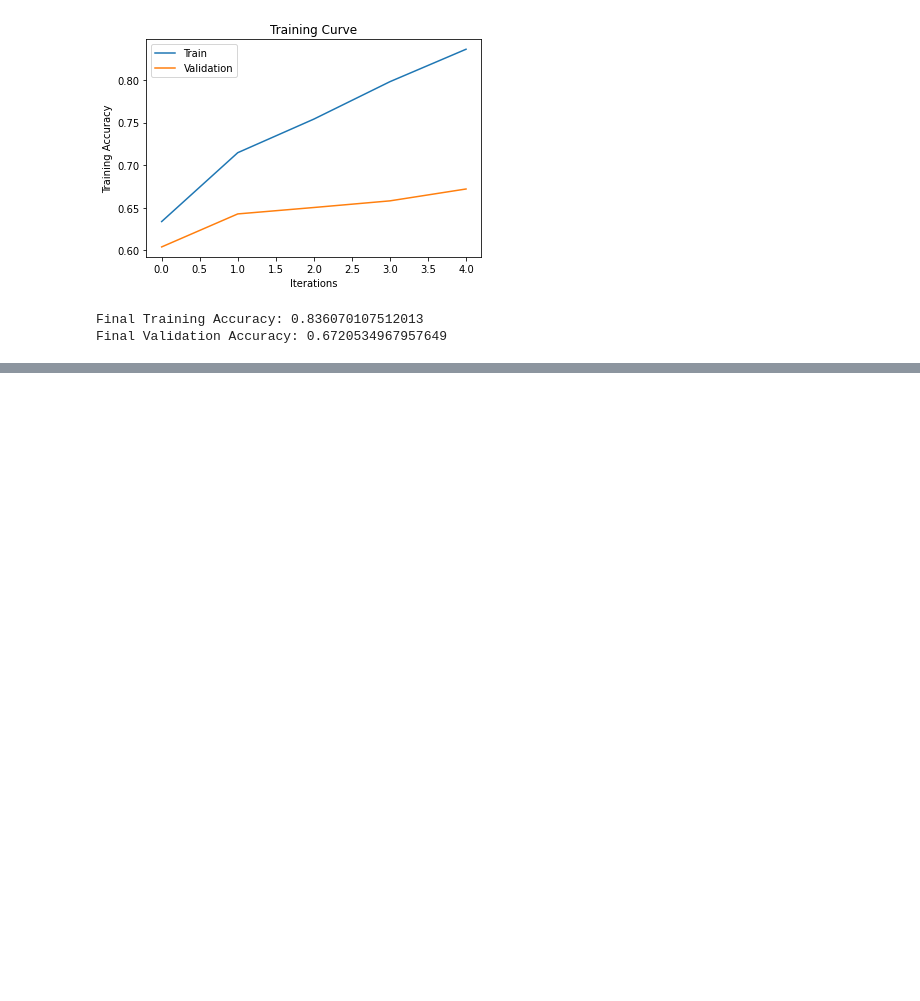
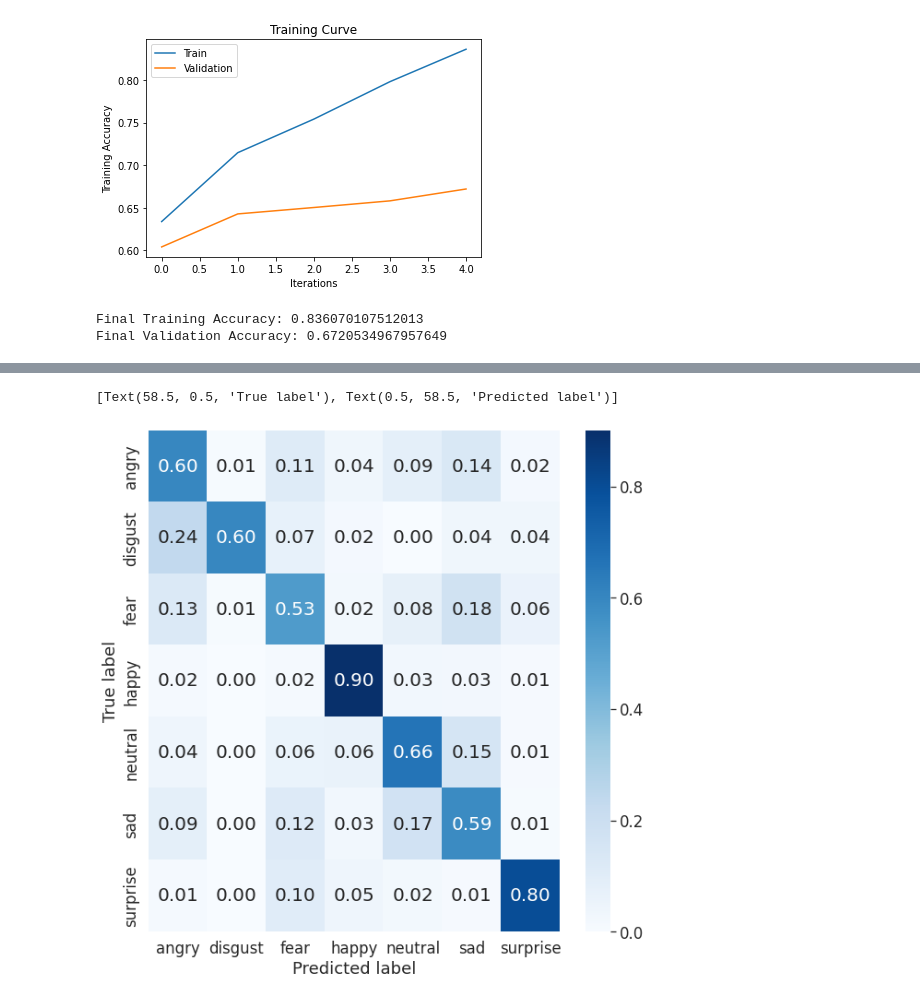
Before and after one commit to nxf-emma/APS360-Artificial-Intelligence-Fundamentals, a Jupyter notebook: resnet.ipynb, the cells around one changed output, grey strips where cells are left out. Cells and saved outputs as stored; diff of their text form; code cells hidden in the pictures; blank space fills up the shorter version.

```diff
--- a/resnet.ipynb
+++ b/resnet.ipynb
@@ -875,0 +899,41 @@ Epoch 0
+# %%
+from sklearn.metrics import confusion_matrix
+import seaborn as sns
+
+
+val_loader = torch.utils.data.DataLoader(valid_set, batch_size=256,
+                                          num_workers=0, shuffle=True)
+
+# constant for classes
+emotion_labels = ['angry','disgust', 'fear', 'happy', 'neutral', 'sad', 'surprise']
+y_pred = []
+y_true = []
+# iterate over test data
+resnet18new2.load_state_dict(torch.load('/content/drive/MyDrive/APS360 Team/model checkpoint/res2.pth'))
+for inputs, labels in val_loader:
+        output = resnet18new2(inputs)
+       # output = modelA(inputs) # Feed Network
+
+        output = (torch.max(torch.exp(output), 1)[1]).data.cpu().numpy()
+        #print(output)
+        y_pred.extend(output) # Save Prediction
+
+        labels = labels.data.cpu().numpy()
+        y_true.extend(labels) # Save Truth
+        #print(labels)
+# Compute confusion matrix:
+cm = confusion_matrix(y_true, y_pred)
+cm_normalised = cm.astype('float') / cm.sum(axis=1)[:, np.newaxis]
+
+# Plot confusion matrix:
+sns.set(font_scale=1.5)
+fig, ax = plt.subplots(figsize=(10,10))
+ax = sns.heatmap(cm_normalised, annot=True, linewidths=0, square=False,
+                 cmap='Blues', yticklabels=emotion_labels,
+                 xticklabels=emotion_labels, vmin=0,
+                 vmax=np.max(cm_normalised), fmt=".2f",
+                 annot_kws={"size": 20})
+ax.set(xlabel='Predicted label', ylabel='True label')
+# %% [output]
+[Text(58.5, 0.5, 'True label'), Text(0.5, 58.5, 'Predicted label')]
+[figure, added]
```
Also changed, not shown: parts of 4 cells of this notebook.
